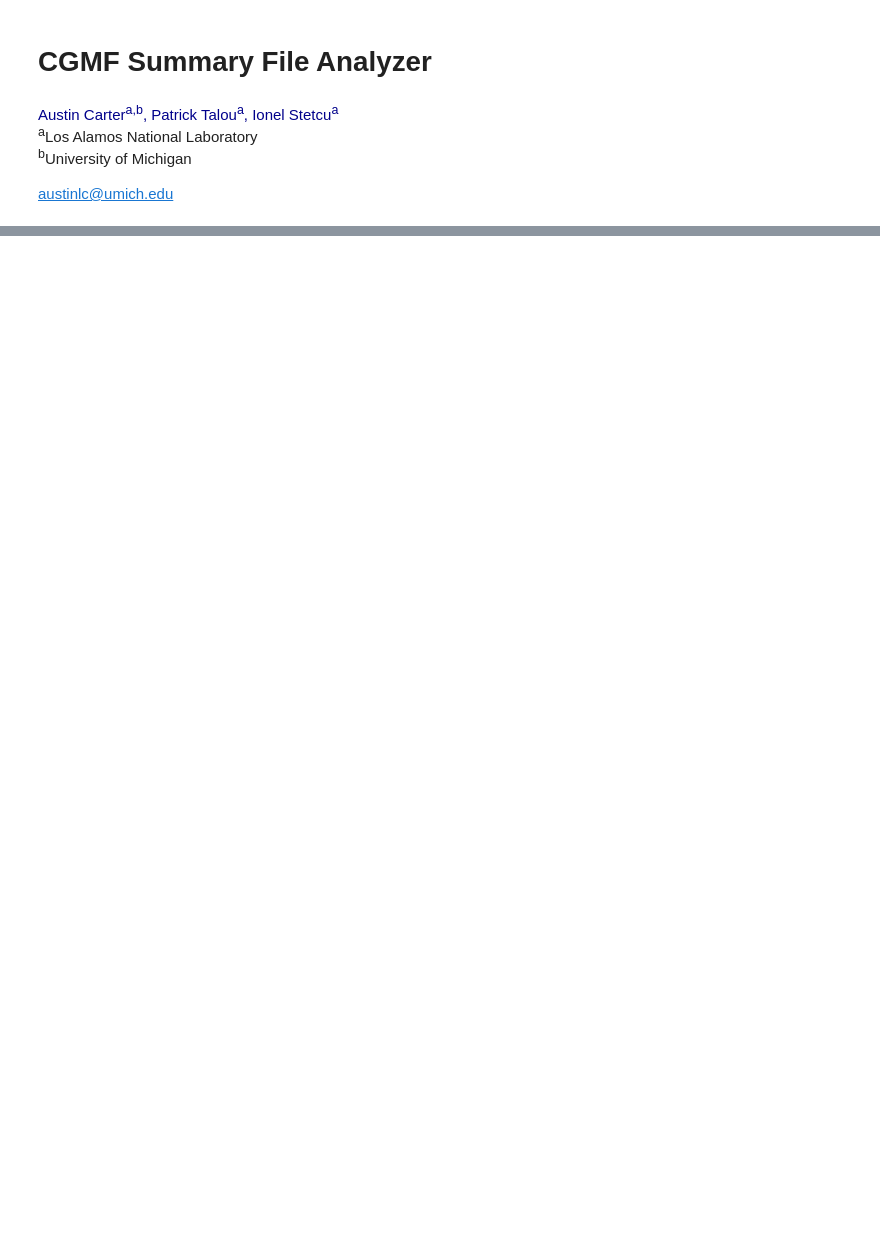
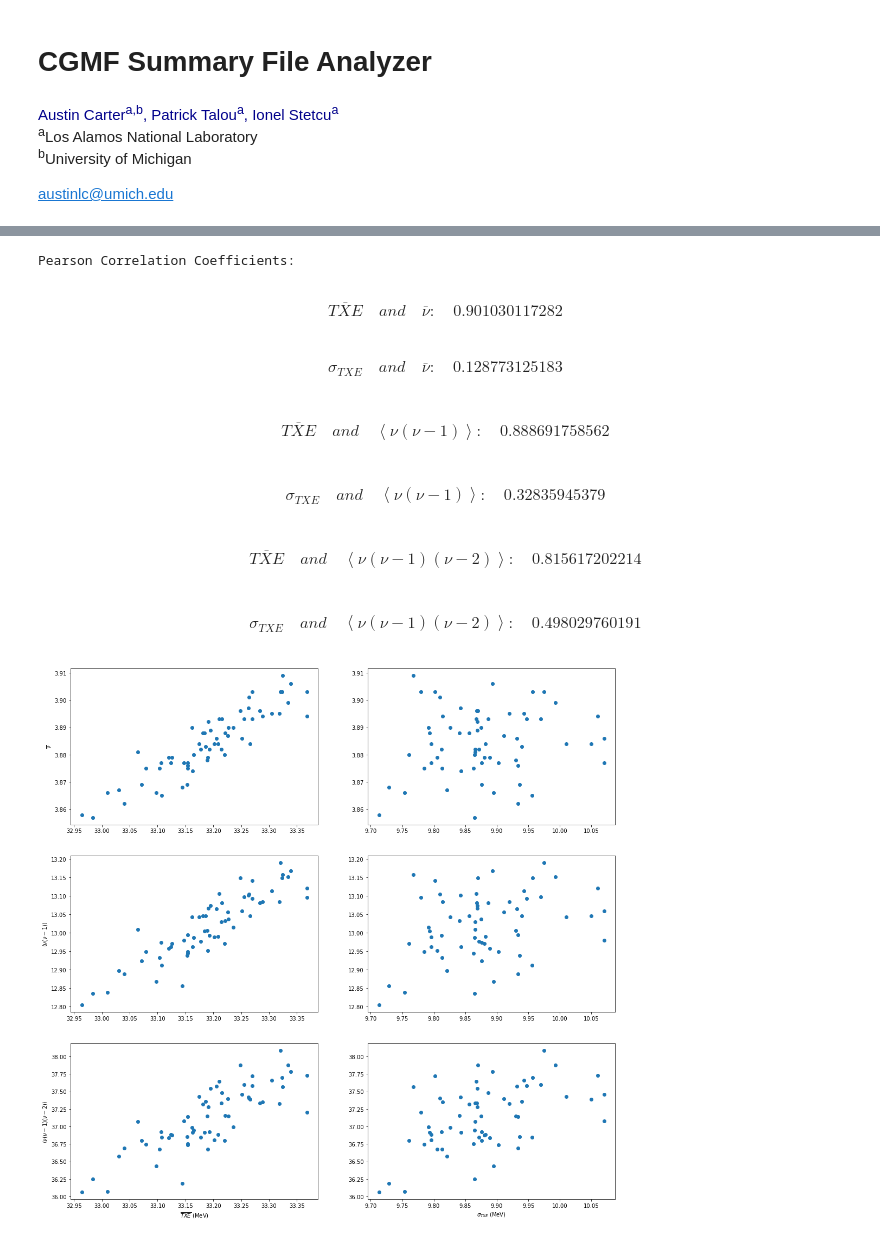
Before and after one commit to austinlc/CGMFAnalysis, a Jupyter notebook: CGMFSummaryFileAnalyzer.ipynb, the cells around one changed output, grey strips where cells are left out. Drawn from its saved outputs; the diff is of its cells as text; code cells hidden in the pictures; blank space fills up the shorter version.

```diff
--- a/CGMFSummaryFileAnalyzer.ipynb
+++ b/CGMFSummaryFileAnalyzer.ipynb
@@ -215,0 +104,18 @@ plt.plot(ngm3, nnm3, 'o')
+# %%
+# Plot nn vs txe and moments
+
+x = [TXE,TXEu]
+y = [nn, nnm2, nnm3]
+xlabels = [r"$\overline{TXE}$ (MeV)", r"$\sigma_{TXE}$ (MeV)"]
+ylabels = [r'$\overline{\nu}$', r'$\left \langle \nu(\nu-1) \right \rangle$', r'$\left \langle \nu(\nu-1)(\nu-2) \right \rangle$']
+
+plot_and_report(x,y,xlabels, ylabels)
+# %% [output]
+Pearson Correlation Coefficients:
+$$\begin{align}\overline{TXE}&& and &&\overline{\nu}:&&0.901030117282\end{align}$$
+$$\begin{align}\sigma_{TXE}&& and &&\overline{\nu}:&&0.128773125183\end{align}$$
+$$\begin{align}\overline{TXE}&& and &&\left \langle \nu(\nu-1) \right \rangle:&&0.888691758562\end{align}$$
+$$\begin{align}\sigma_{TXE}&& and &&\left \langle \nu(\nu-1) \right \rangle:&&0.32835945379\end{align}$$
+$$\begin{align}\overline{TXE}&& and &&\left \langle \nu(\nu-1)(\nu-2) \right \rangle:&&0.815617202214\end{align}$$
+$$\begin{align}\sigma_{TXE}&& and &&\left \langle \nu(\nu-1)(\nu-2) \right \rangle:&&0.498029760191\end{align}$$
+[figure, added]
```
Also changed, not shown: parts of 13 cells of this notebook, 1 other file.
